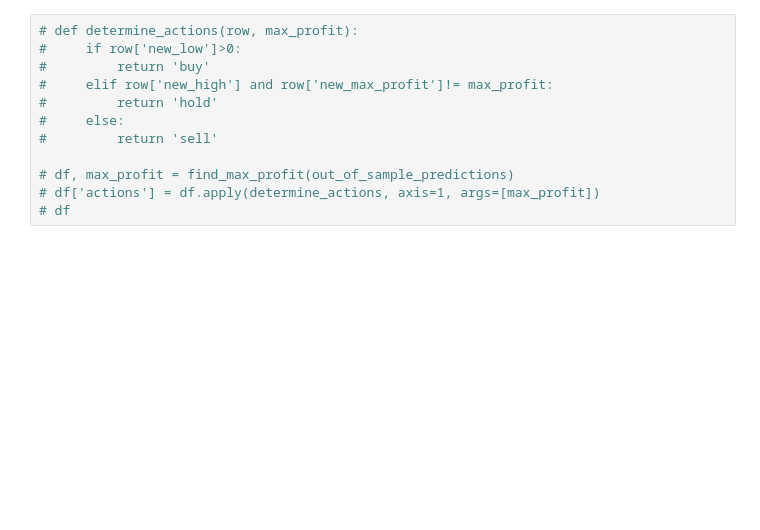
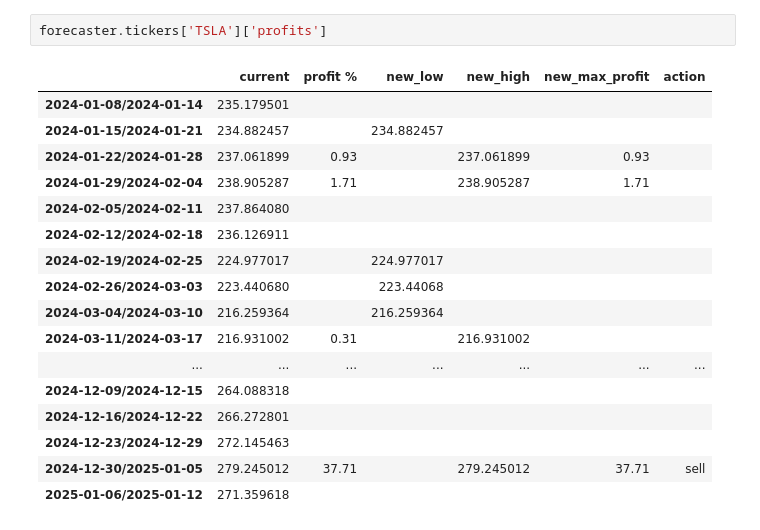
Before and after one commit to sienlonglim/financial_analysis_forecasting, a Jupyter notebook: p1_SARIMA_forecasting.ipynb, the cells around one changed output. Saved outputs shown, nothing was run; the diff lists cells and outputs as text; blank space fills up the shorter version.

```diff
--- a/p1_SARIMA_forecasting.ipynb
+++ b/p1_SARIMA_forecasting.ipynb
@@ -108,12 +227,20 @@ forecaster.find_max_profit('NVDA')
-# %%
-# def determine_actions(row, max_profit):
-#     if row['new_low']>0:
-#         return 'buy'
-#     elif row['new_high'] and row['new_max_profit']!= max_profit:
-#         return 'hold'
-#     else:
-#         return 'sell'
-
-# df, max_profit = find_max_profit(out_of_sample_predictions)
-# df['actions'] = df.apply(determine_actions, axis=1, args=[max_profit])
-# df
+# %%
+forecaster.tickers['TSLA']['profits']
+# %% [output]
+|  | current | profit % | new_low | new_high | new_max_profit | action |
+| 2024-01-08/2024-01-14 | 235.179501 |  |  |  |  |  |
+| 2024-01-15/2024-01-21 | 234.882457 |  | 234.882457 |  |  |  |
+| 2024-01-22/2024-01-28 | 237.061899 | 0.93 |  | 237.061899 | 0.93 |  |
+| 2024-01-29/2024-02-04 | 238.905287 | 1.71 |  | 238.905287 | 1.71 |  |
+| 2024-02-05/2024-02-11 | 237.864080 |  |  |  |  |  |
+| 2024-02-12/2024-02-18 | 236.126911 |  |  |  |  |  |
+| 2024-02-19/2024-02-25 | 224.977017 |  | 224.977017 |  |  |  |
+| 2024-02-26/2024-03-03 | 223.440680 |  | 223.44068 |  |  |  |
+| 2024-03-04/2024-03-10 | 216.259364 |  | 216.259364 |  |  |  |
+| 2024-03-11/2024-03-17 | 216.931002 | 0.31 |  | 216.931002 |  |  |
+| ... | ... | ... | ... | ... | ... | ... |
+| 2024-12-09/2024-12-15 | 264.088318 |  |  |  |  |  |
+| 2024-12-16/2024-12-22 | 266.272801 |  |  |  |  |  |
+| 2024-12-23/2024-12-29 | 272.145463 |  |  |  |  |  |
+| 2024-12-30/2025-01-05 | 279.245012 | 37.71 |  | 279.245012 | 37.71 | sell |
+| 2025-01-06/2025-01-12 | 271.359618 |  |  |  |  |  |
```
Also changed, not shown: parts of 7 cells of this notebook.
